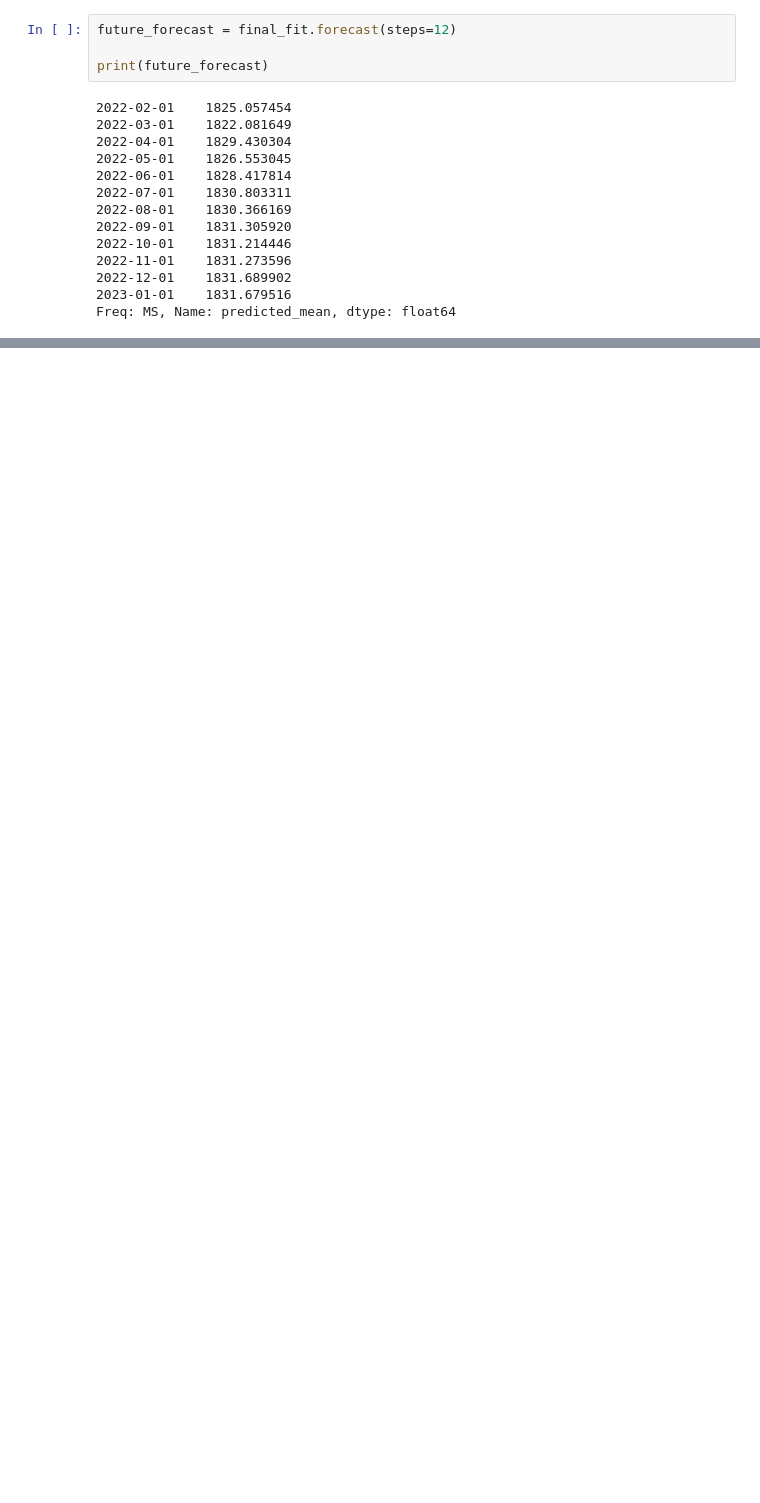
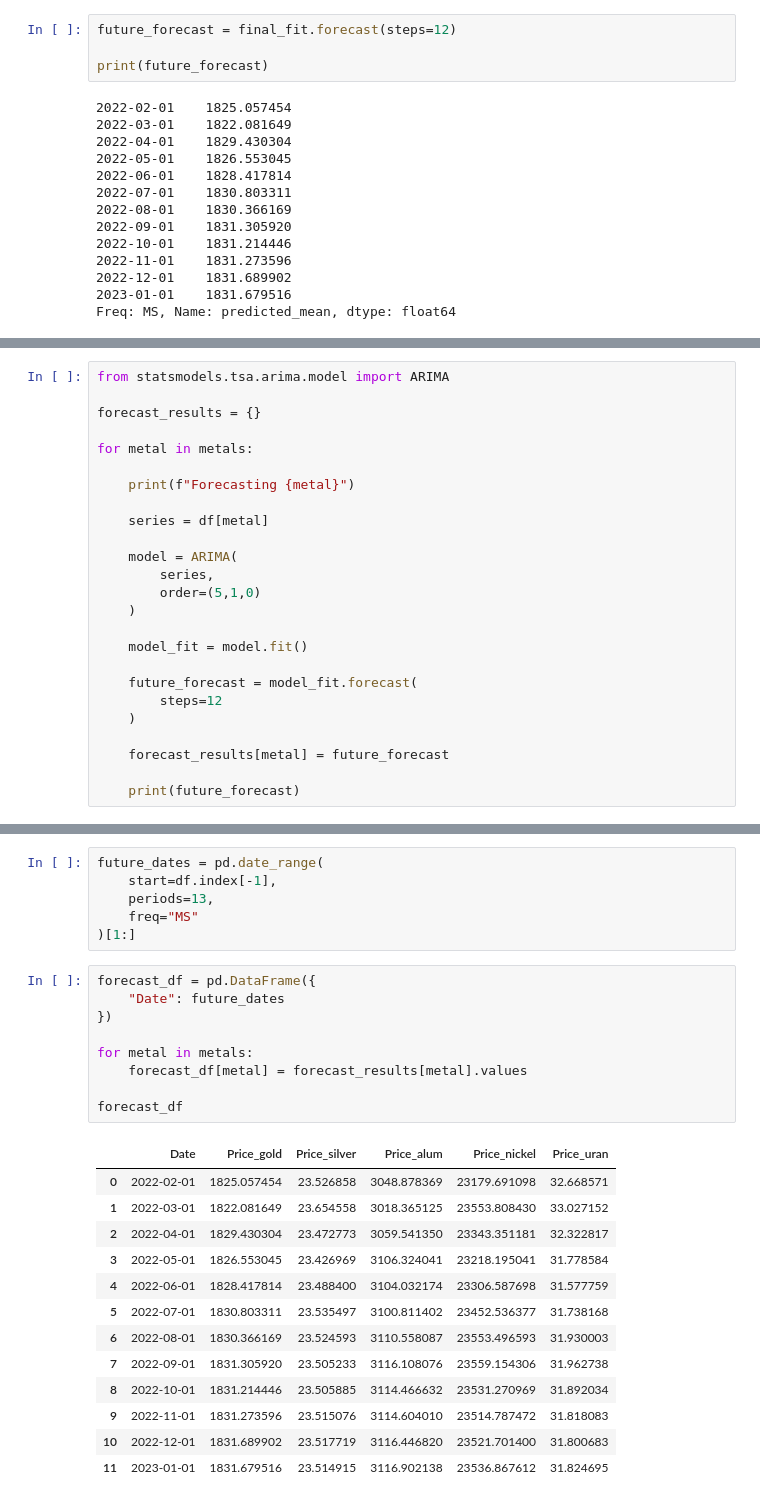
Before and after one commit to LIANNAKA/30-Years-of-Global-Metal-Price-Trends, a Jupyter notebook: notebooks/Arima_forecasting.ipynb, the cells around one changed output, grey strips where cells are left out. Cells and saved outputs as stored; diff of their text form; blank space fills up the shorter version.

```diff
--- a/notebooks/Arima_forecasting.ipynb
+++ b/notebooks/Arima_forecasting.ipynb
@@ -163,0 +234,25 @@ Freq: MS, Name: predicted_mean, dtype: float64
+# %%
+from statsmodels.tsa.arima.model import ARIMA
+
+forecast_results = {}
+
+for metal in metals:
+
+    print(f"Forecasting {metal}")
+
+    series = df[metal]
+
+    model = ARIMA(
+        series,
+        order=(5,1,0)
+    )
+
+    model_fit = model.fit()
+
+    future_forecast = model_fit.forecast(
+        steps=12
+    )
+
+    forecast_results[metal] = future_forecast
+
+    print(future_forecast)
@@ -163,0 +319,29 @@ Freq: MS, Name: predicted_mean, dtype: float64
+# %%
+future_dates = pd.date_range(
+    start=df.index[-1],
+    periods=13,
+    freq="MS"
+)[1:]
+# %%
+forecast_df = pd.DataFrame({
+    "Date": future_dates
+})
+
+for metal in metals:
+    forecast_df[metal] = forecast_results[metal].values
+
+forecast_df
+# %% [output]
+|  | Date | Price_gold | Price_silver | Price_alum | Price_nickel | Price_uran |
+| 0 | 2022-02-01 | 1825.057454 | 23.526858 | 3048.878369 | 23179.691098 | 32.668571 |
+| 1 | 2022-03-01 | 1822.081649 | 23.654558 | 3018.365125 | 23553.808430 | 33.027152 |
+| 2 | 2022-04-01 | 1829.430304 | 23.472773 | 3059.541350 | 23343.351181 | 32.322817 |
+| 3 | 2022-05-01 | 1826.553045 | 23.426969 | 3106.324041 | 23218.195041 | 31.778584 |
+| 4 | 2022-06-01 | 1828.417814 | 23.488400 | 3104.032174 | 23306.587698 | 31.577759 |
+| 5 | 2022-07-01 | 1830.803311 | 23.535497 | 3100.811402 | 23452.536377 | 31.738168 |
+| 6 | 2022-08-01 | 1830.366169 | 23.524593 | 3110.558087 | 23553.496593 | 31.930003 |
+| 7 | 2022-09-01 | 1831.305920 | 23.505233 | 3116.108076 | 23559.154306 | 31.962738 |
+| 8 | 2022-10-01 | 1831.214446 | 23.505885 | 3114.466632 | 23531.270969 | 31.892034 |
+| 9 | 2022-11-01 | 1831.273596 | 23.515076 | 3114.604010 | 23514.787472 | 31.818083 |
+| 10 | 2022-12-01 | 1831.689902 | 23.517719 | 3116.446820 | 23521.701400 | 31.800683 |
+| 11 | 2023-01-01 | 1831.679516 | 23.514915 | 3116.902138 | 23536.867612 | 31.824695 |
```
Also changed, not shown: parts of 14 cells of this notebook.
